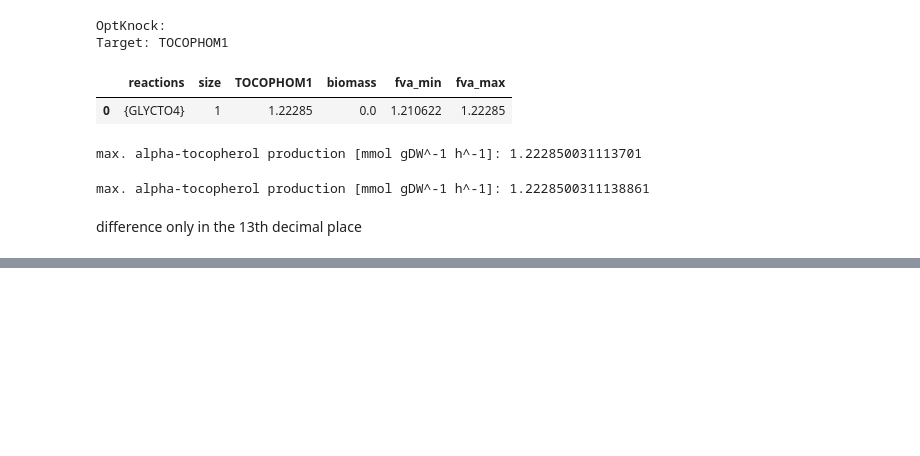
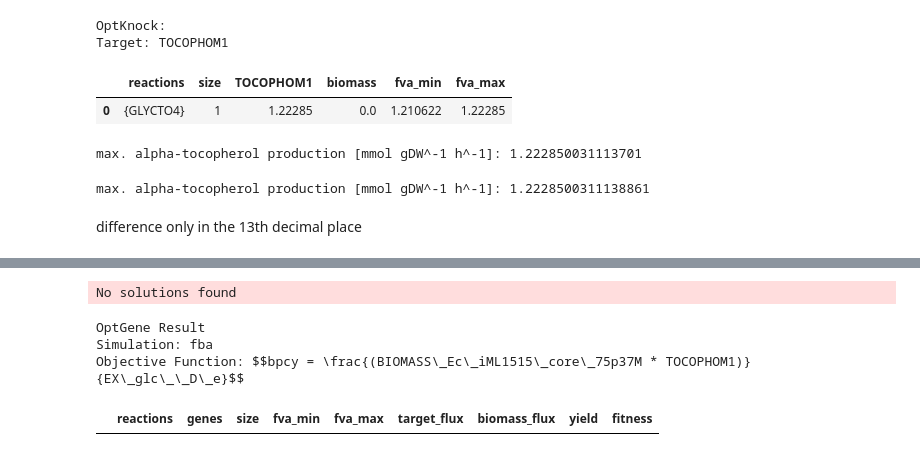
Before and after one commit to 27410/27410-group-assigment-group_2, a Jupyter notebook: OptKnock.ipynb, the cells around one changed output, grey strips where cells are left out. Cells and saved outputs as stored; diff of their text form; code cells hidden in the pictures; blank space fills up the shorter version.

Commit message:
OptGene

```diff
--- a/OptKnock.ipynb
+++ b/OptKnock.ipynb
@@ -97,0 +127,8 @@ result = optgene.run(target=model.reactions.TOCOPHOM1,
+# %%
+result
+# %% [output]
+No solutions found
+OptGene Result
+Simulation: fba
+Objective Function: $$bpcy = \frac{(BIOMASS\_Ec\_iML1515\_core\_75p37M * TOCOPHOM1)}{EX\_glc\_\_D\_e}$$
+|  | reactions | genes | size | fva_min | fva_max | target_flux | biomass_flux | yield | fitness |
```
Also changed, not shown: parts of 9 cells of this notebook.
